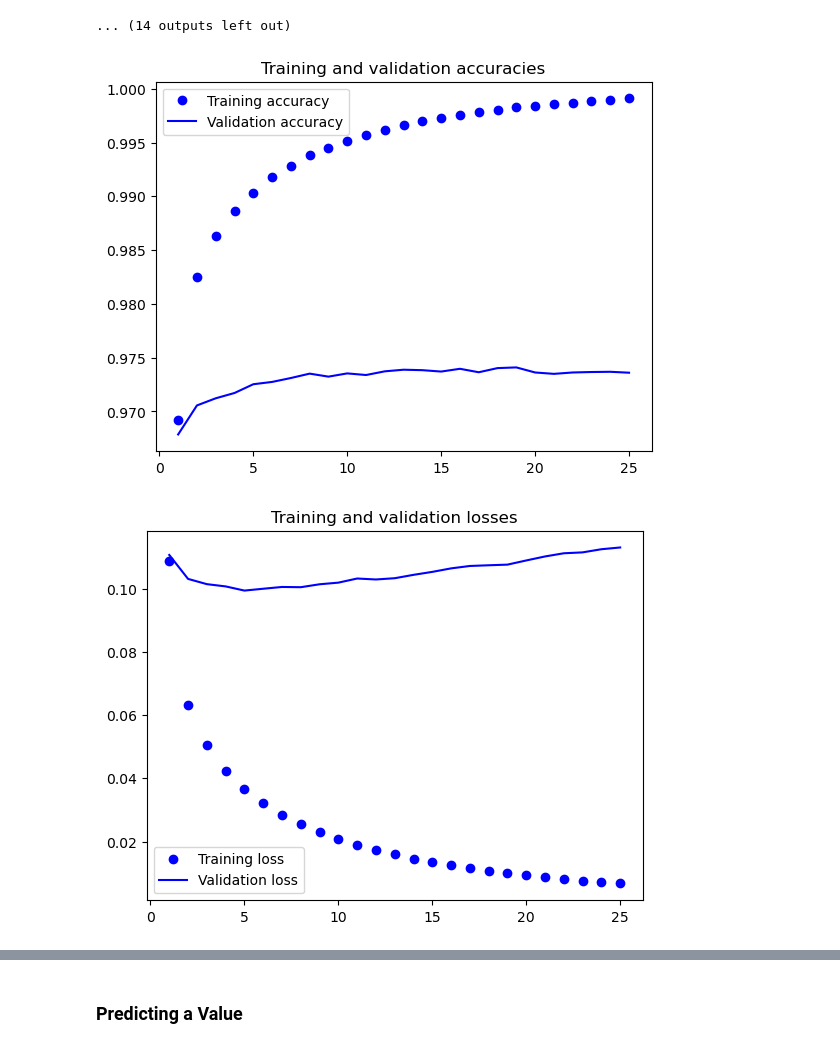
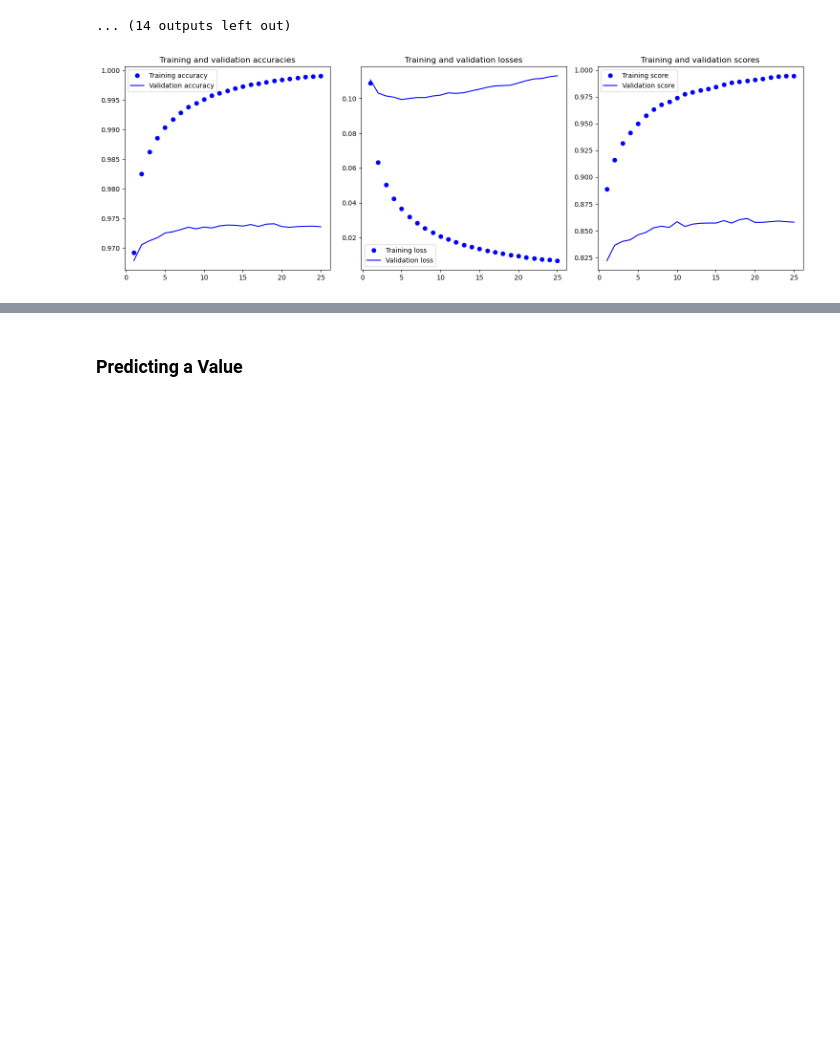
Before and after one commit to pnugues/nlp_from_scratch, a Jupyter notebook: pos_ff_embs.ipynb, the cells around one changed output, grey strips where cells are left out. Saved outputs shown, nothing was run; the diff lists cells and outputs as text; code cells hidden in the pictures; blank space fills up the shorter version.

```diff
--- a/pos_ff_embs.ipynb
+++ b/pos_ff_embs.ipynb
@@ -1150,32 +1150,33 @@ Best figures at epoch 10:
 # %%
 acc = history['accuracy']
 loss = history['loss']
 conll_score = history['conll_score']
 
 val_acc = history['val_accuracy']
 val_loss = history['val_loss']
 val_conll_score = history['val_conll_score']
 
 epochs = range(1, len(acc) + 1)
+plt.figure(figsize=(15, 5))
+plt.subplot(1, 3, 1)
 plt.plot(epochs, acc, 'bo', label='Training accuracy')
 plt.plot(epochs, val_acc, 'b', label='Validation accuracy')
 plt.title('Training and validation accuracies')
 plt.legend()
 
-plt.figure()
+plt.subplot(1, 3, 2)
 plt.plot(epochs, loss, 'bo', label='Training loss')
 plt.plot(epochs, val_loss, 'b', label='Validation loss')
 plt.title('Training and validation losses')
 plt.legend()
 
 if CORPUS in ['CONLL2000', 'CONLL2003']:
-    plt.figure()
+    plt.subplot(1, 3, 3)
     plt.plot(epochs, conll_score, 'bo', label='Training score')
     plt.plot(epochs, val_conll_score, 'b', label='Validation score')
     plt.title('Training and validation scores')
     plt.legend()
-
+plt.tight_layout()
 plt.show()
 # %% [output]
-[figure, old version]
+[figure, new version]
-[figure, removed]
```
Also changed, not shown: parts of 4 cells of this notebook, 2 other files.
